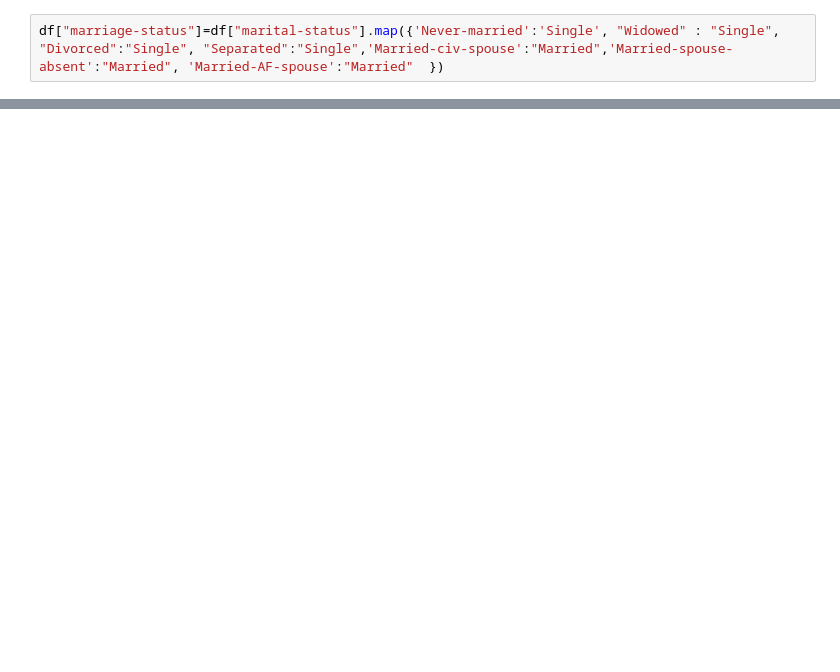
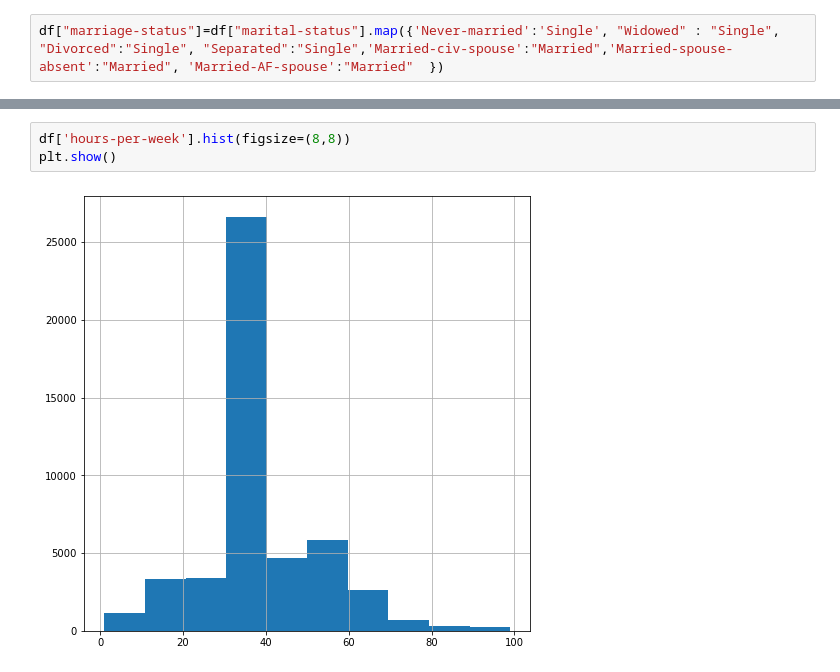
Before and after one commit to kamransuleymanli/Adult-Income, a Jupyter notebook: Adult_income.ipynb, the cells around one changed output, grey strips where cells are left out. Saved outputs shown, nothing was run; the diff lists cells and outputs as text; blank space fills up the shorter version.

```diff
--- a/Adult_income.ipynb
+++ b/Adult_income.ipynb
@@ -95,0 +104,5 @@ df["marriage-status"]=df["marital-status"].map({'Never-married':'Single', "Widow
+# %%
+df['hours-per-week'].hist(figsize=(8,8))
+plt.show()
+# %% [output]
+[figure, added]
```
Also changed, not shown: parts of 18 cells of this notebook.
